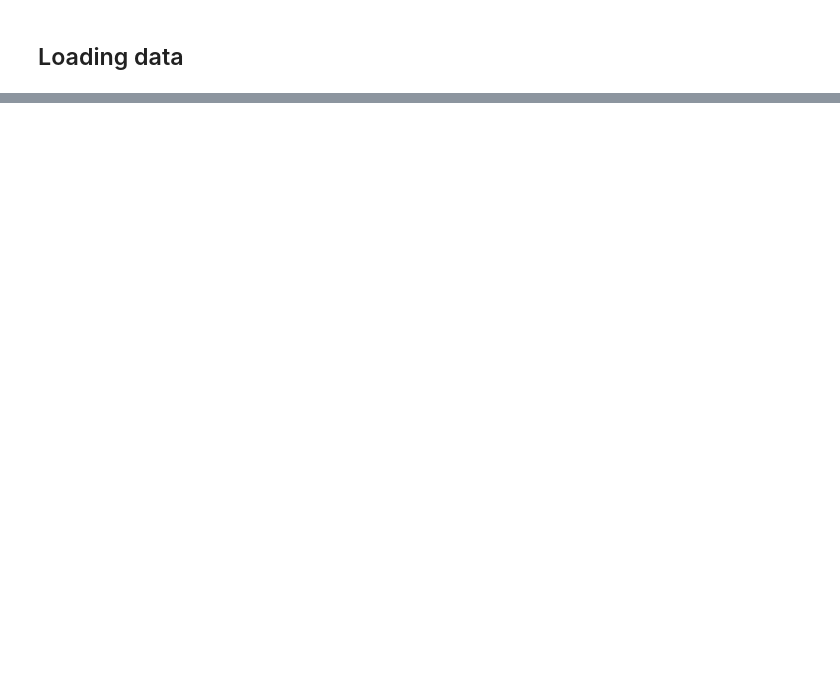
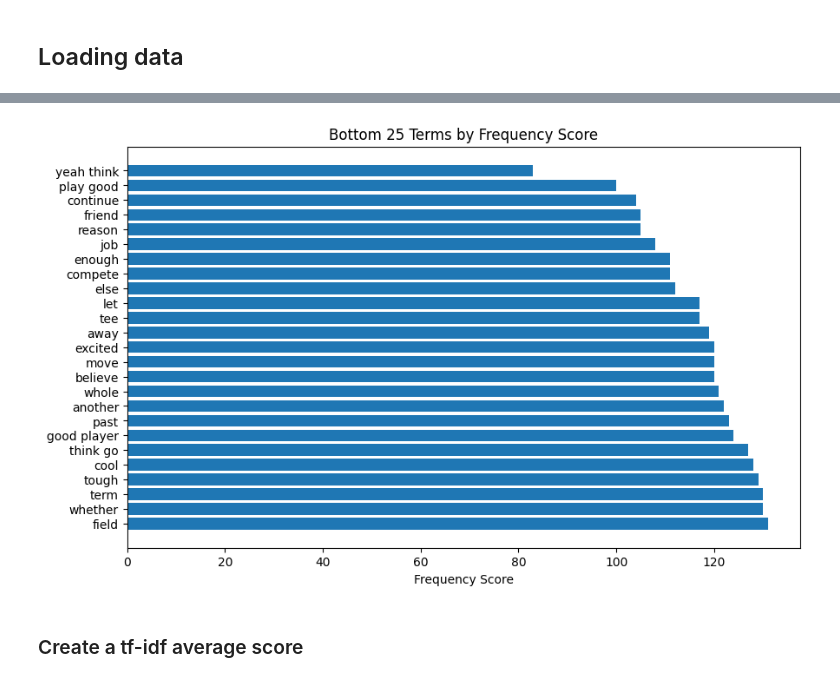
Before and after one commit to mgallon235/pga_liv, a Jupyter notebook: text_mining.ipynb, the cells around one changed output, grey strips where cells are left out. Saved outputs shown, nothing was run; the diff lists cells and outputs as text; code cells hidden in the pictures; blank space fills up the shorter version.

```diff
--- a/text_mining.ipynb
+++ b/text_mining.ipynb
@@ -38,0 +201,21 @@ from prepr_functions import *
+# %%
+# Example usage:
+
+df_count = transform_to_dataframe(feature_names, term_freq)
+df_count = df_count.sort_values(by='score',ascending = True)
+df_count = df_count.head(25)
+#We are going to set the
+
+# Plot the top N terms and their TF-IDF scores
+plt.figure(figsize=(10, 6))
+plt.barh(df_count['terms'], df_count['score'], align='center')
+plt.yticks(df_count['terms'])
+plt.xlabel('Frequency Score')
+plt.title('Bottom {} Terms by Frequency Score'.format(25))
+#plt.xlim(0,0.010)
+plt.gca().invert_yaxis()  # Invert y-axis to display top terms at the top
+plt.show()
+# %% [output]
+[figure, added]
+# %% [markdown]
+### Create a tf-idf average score
```
Also changed, not shown: parts of 70 cells of this notebook, 2 other files.
